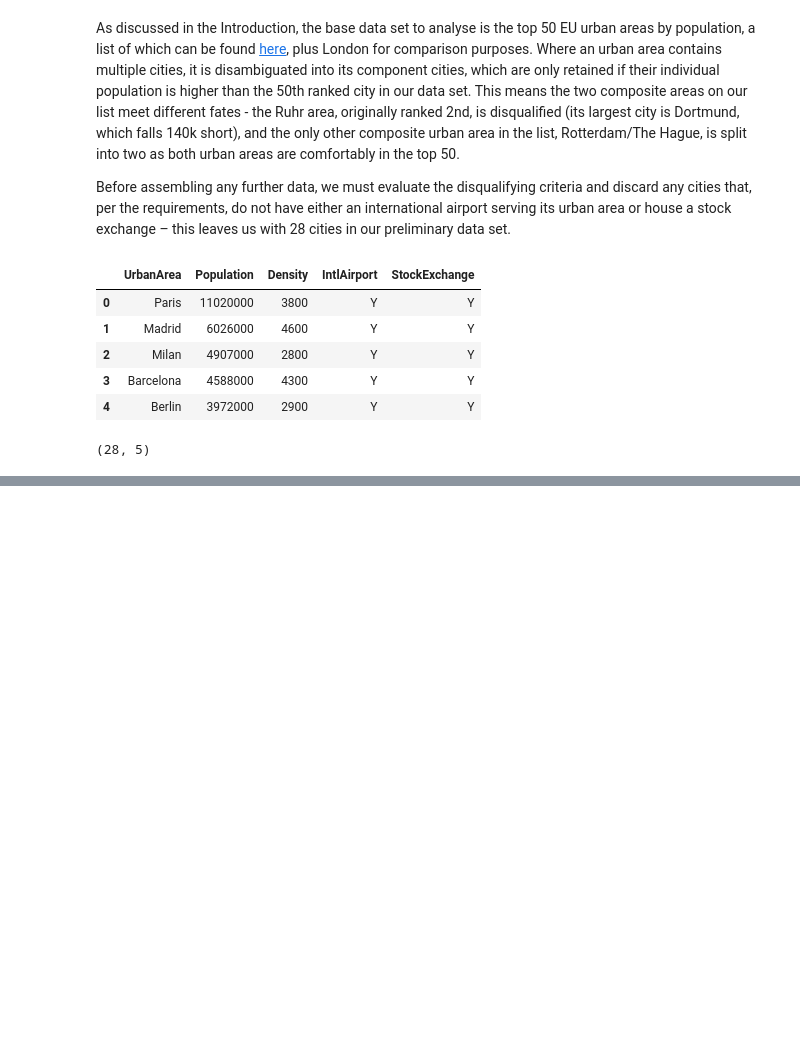
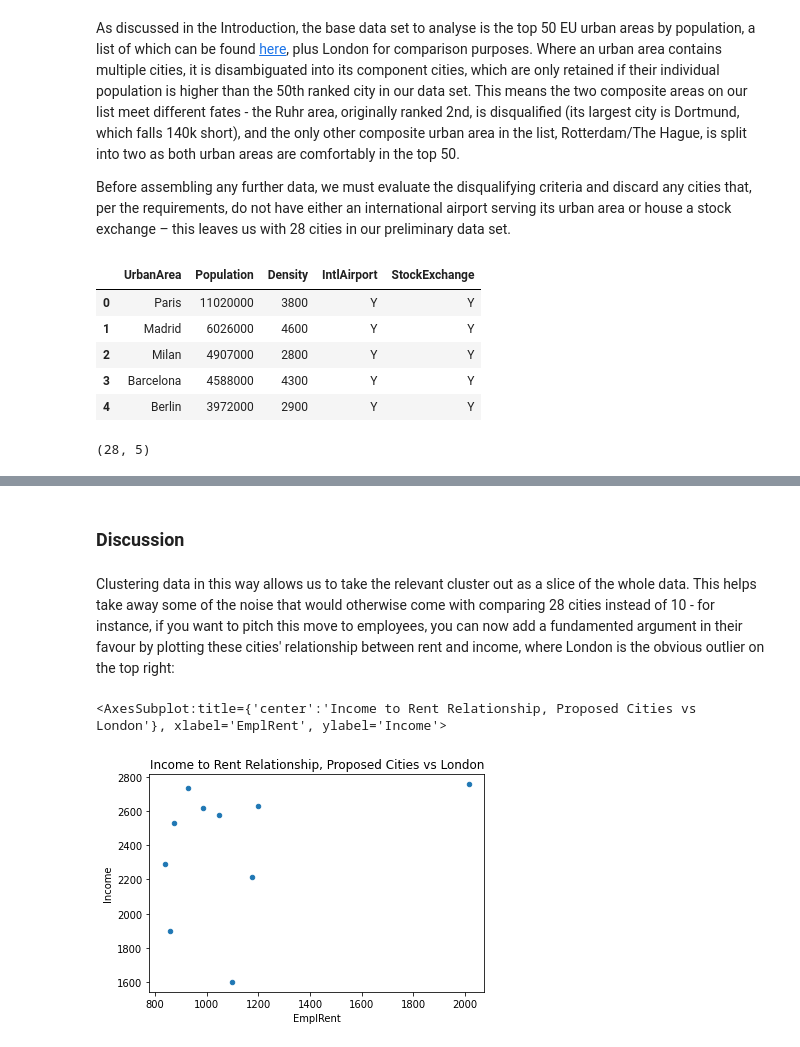
Before and after one commit to RockieG95/Coursera_Capstone, a Jupyter notebook: Capstone Final Project.ipynb, the cells around one changed output, grey strips where cells are left out. Drawn from its saved outputs; the diff is of its cells as text; code cells hidden in the pictures; blank space fills up the shorter version.

```diff
--- a/Capstone Final Project.ipynb
+++ b/Capstone Final Project.ipynb
@@ -58,0 +285,8 @@ cities_df.head()
+# %%
+econ_df = tidy_cities_df.copy()
+econ_df = econ_df.drop(columns=['Lat','Long'])
+econ_df = econ_df.rename(columns={'UrbanArea' : 'City'})
+econ_df.head()
+
+europe_grouped_econ = europe_grouped.merge(econ_df, left_on='City', right_on='City',how='inner')
+europe_grouped_econ.head()
@@ -58,0 +303,20 @@ cities_df.head()
+# %%
+# set number of clusters
+kclusters = 7
+
+# in a new DF, drop all columns not intended to be used with the model
+europe_grouped_clustering = europe_grouped_econ.drop('City', 1)
+
+# normalise values
+from sklearn import preprocessing
+
+x = europe_grouped_clustering.values #returns a numpy array
+min_max_scaler = preprocessing.MinMaxScaler()
+x_scaled = min_max_scaler.fit_transform(x)
+europe_grouped_clustering = pd.DataFrame(x_scaled)
+
+# run k-means clustering
+kmeans = KMeans(n_clusters=kclusters, random_state=0).fit(europe_grouped_clustering)
+
+# check cluster labels generated for each row in the dataframe
+kmeans.labels_[0:28]
@@ -58,0 +326,7 @@ cities_df.head()
+# %%
+city_venues_sorted.insert(0, 'Cluster Labels', kmeans.labels_)
+
+tidy_cities_df = tidy_cities_df.rename(columns={'UrbanArea' : 'City'})
+europe_merged = tidy_cities_df
+europe_merged = europe_merged.join(city_venues_sorted.set_index('City'), on='City')
+europe_merged.head()
@@ -58,0 +372,3 @@ cities_df.head()
+# %%
+ldn_cluster_df = europe_merged.loc[europe_merged['Cluster Labels'] == 1]
+ldn_cluster_df
@@ -58,0 +387,9 @@ cities_df.head()
+# %% [markdown]
+### Discussion
+# %% [markdown]
+Clustering data in this way allows us to take the relevant cluster out as a slice of the whole data. This helps take away some of the noise that would otherwise come with comparing 28 cities instead of 10 - for instance, if you want to pitch this move to employees, you can now add a fundamented argument in their favour by plotting these cities' relationship between rent and income, where London is the obvious outlier on the top right:
+# %%
+ldn_cluster_df.plot(x='EmplRent',y='Income',kind='scatter', title='Income to Rent Relationship, Proposed Cities vs London')
+# %% [output]
+<AxesSubplot:title={'center':'Income to Rent Relationship, Proposed Cities vs London'}, xlabel='EmplRent', ylabel='Income'>
+[figure, added]
```
Also changed, not shown: parts of 33 cells of this notebook.
